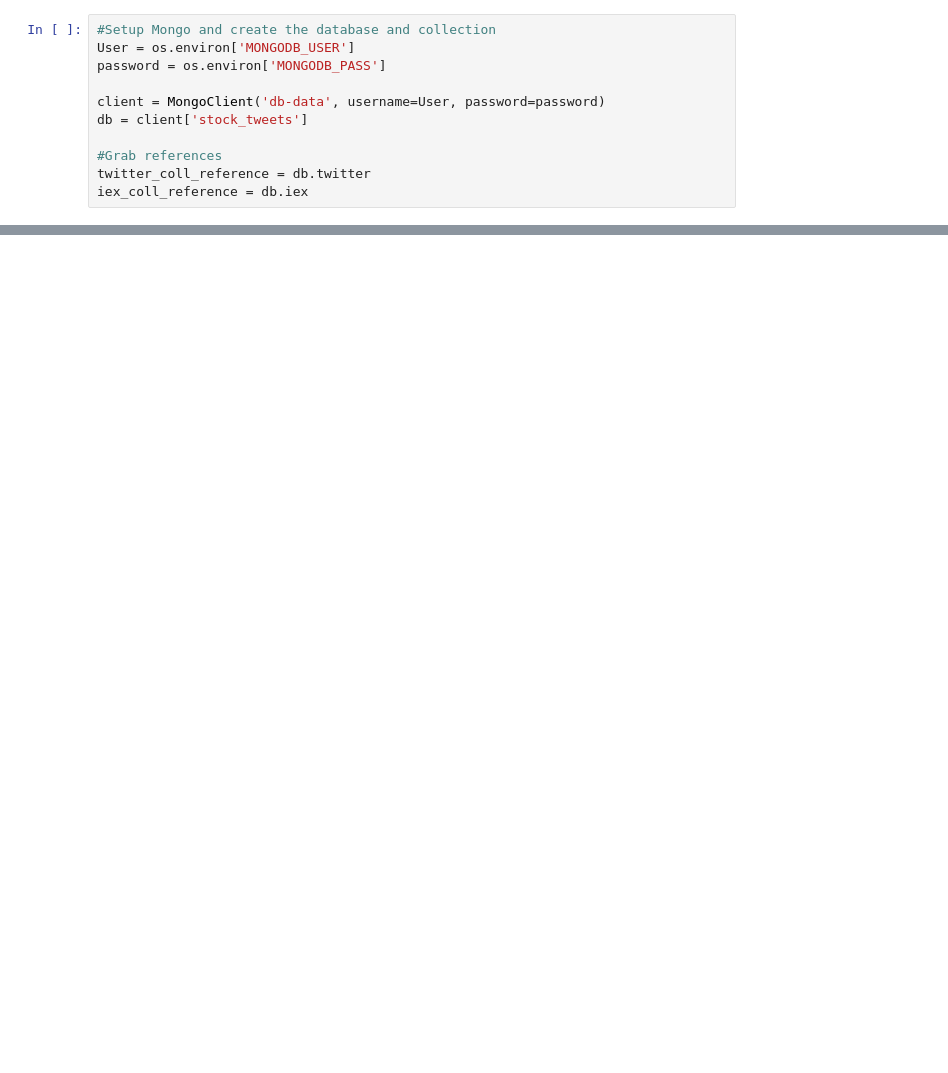
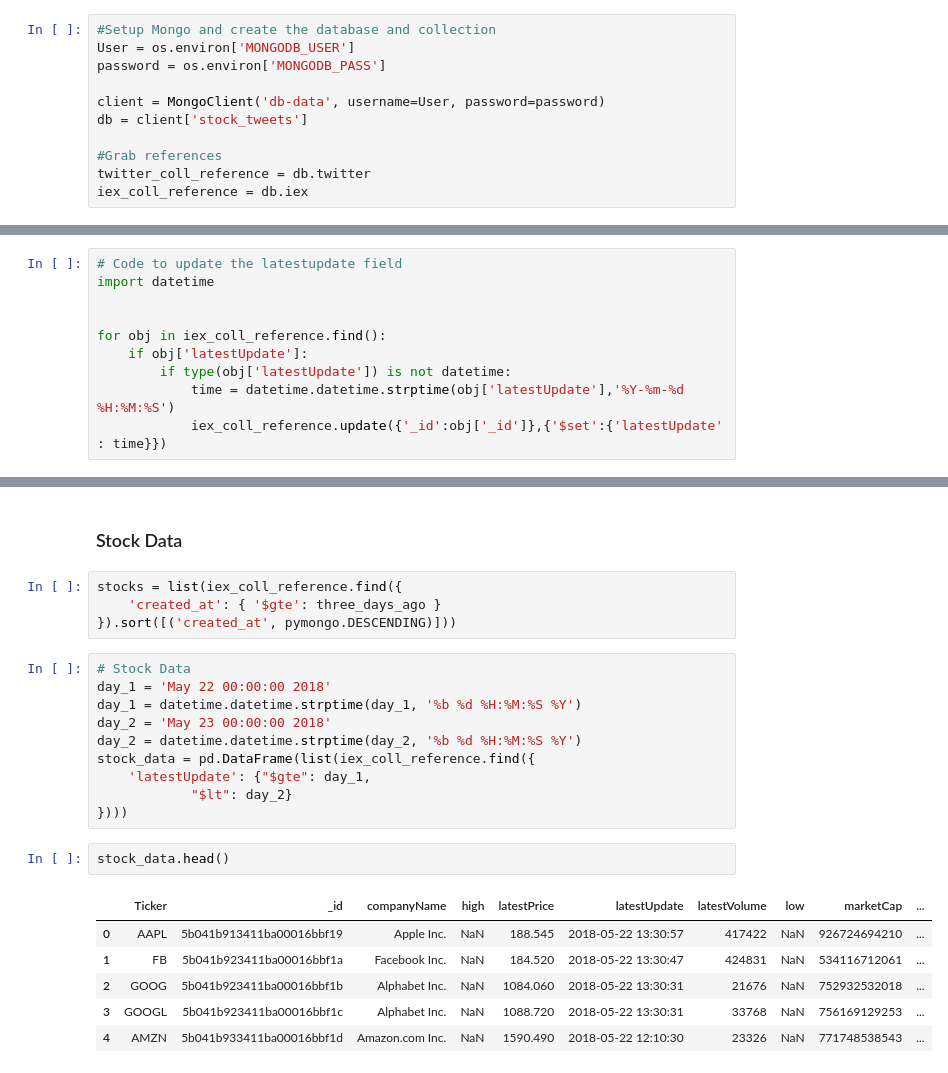
Before and after one commit to madderle/Capstone-Realtime-Streaming-Analytics, a Jupyter notebook: data-producers/Analytics/Mongo Monitoring and Analytics.ipynb, the cells around one changed output, grey strips where cells are left out. Saved outputs shown, nothing was run; the diff lists cells and outputs as text; blank space fills up the shorter version.

```diff
--- a/data-producers/Analytics/Mongo Monitoring and Analytics.ipynb
+++ b/data-producers/Analytics/Mongo Monitoring and Analytics.ipynb
@@ -59,4 +42,14 @@ for obj in twitter_coll_reference.find():
             twitter_coll_reference.update({'_id':obj['_id']},{'$set':{'created_at' : time}})
+# %%
+# Code to update the latestupdate field
+import datetime
+
+
+for obj in iex_coll_reference.find():
+    if obj['latestUpdate']:
+        if type(obj['latestUpdate']) is not datetime:
+            time = datetime.datetime.strptime(obj['latestUpdate'],'%Y-%m-%d %H:%M:%S')
+            iex_coll_reference.update({'_id':obj['_id']},{'$set':{'latestUpdate' : time}})
 # %%
 import datetime
 datetime.datetime.utcnow()
@@ -97,0 +195,25 @@ stock_data.head()
+# %% [markdown]
+### Stock Data
+# %%
+stocks = list(iex_coll_reference.find({
+    'created_at': { '$gte': three_days_ago }
+}).sort([('created_at', pymongo.DESCENDING)]))
+# %%
+# Stock Data
+day_1 = 'May 22 00:00:00 2018'
+day_1 = datetime.datetime.strptime(day_1, '%b %d %H:%M:%S %Y')
+day_2 = 'May 23 00:00:00 2018'
+day_2 = datetime.datetime.strptime(day_2, '%b %d %H:%M:%S %Y')
+stock_data = pd.DataFrame(list(iex_coll_reference.find({
+    'latestUpdate': {"$gte": day_1,
+            "$lt": day_2}
+})))
+# %%
+stock_data.head()
+# %% [output]
+|  | Ticker | _id | companyName | high | latestPrice | latestUpdate | latestVolume | low | marketCap | ... |
+| 0 | AAPL | 5b041b913411ba00016bbf19 | Apple Inc. | NaN | 188.545 | 2018-05-22 13:30:57 | 417422 | NaN | 926724694210 | ... |
+| 1 | FB | 5b041b923411ba00016bbf1a | Facebook Inc. | NaN | 184.520 | 2018-05-22 13:30:47 | 424831 | NaN | 534116712061 | ... |
+| 2 | GOOG | 5b041b923411ba00016bbf1b | Alphabet Inc. | NaN | 1084.060 | 2018-05-22 13:30:31 | 21676 | NaN | 752932532018 | ... |
+| 3 | GOOGL | 5b041b923411ba00016bbf1c | Alphabet Inc. | NaN | 1088.720 | 2018-05-22 13:30:31 | 33768 | NaN | 756169129253 | ... |
+| 4 | AMZN | 5b041b933411ba00016bbf1d | Amazon.com Inc. | NaN | 1590.490 | 2018-05-22 12:10:30 | 23326 | NaN | 771748538543 | ... |
```
Also changed, not shown: parts of 20 cells of this notebook.
